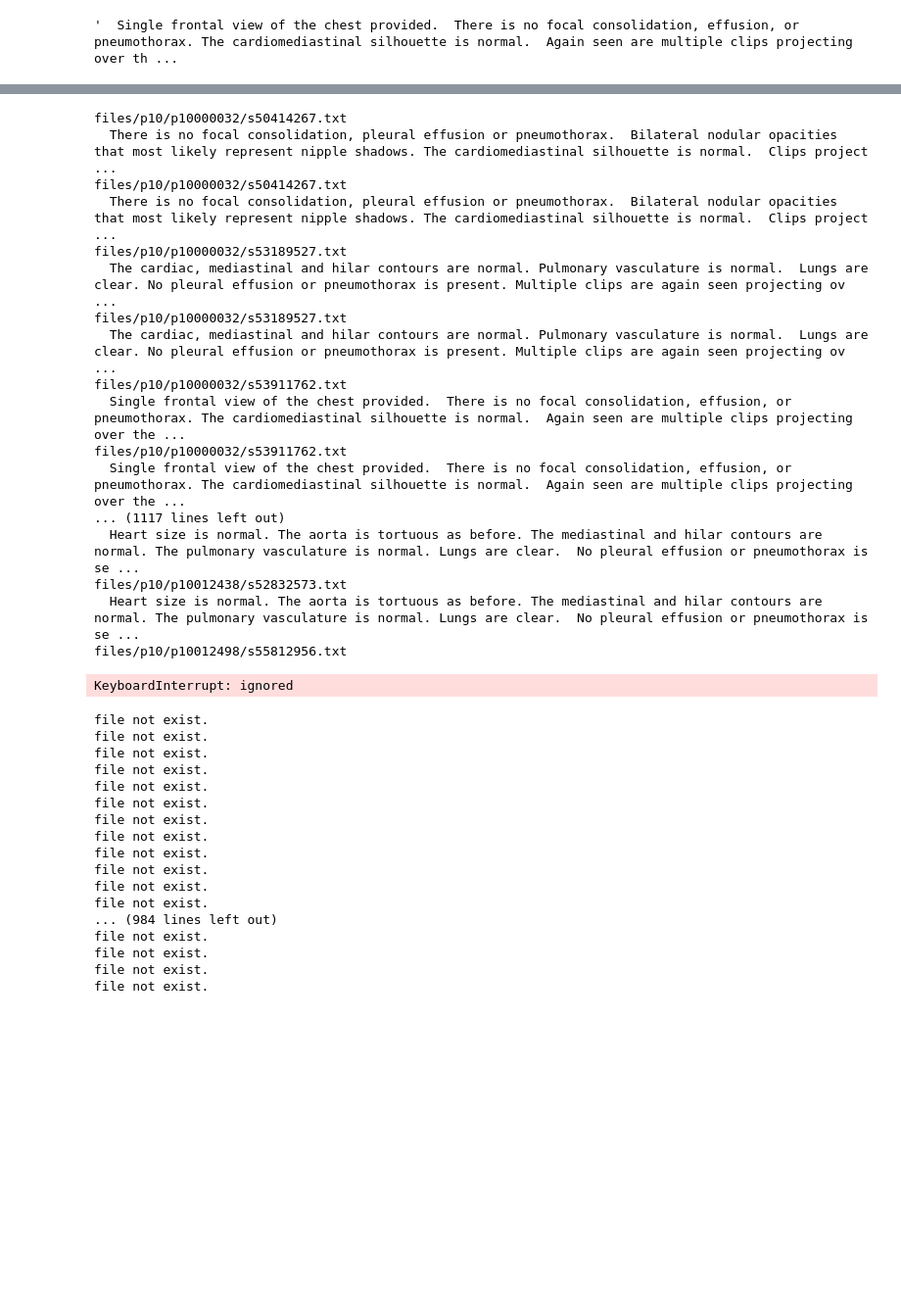
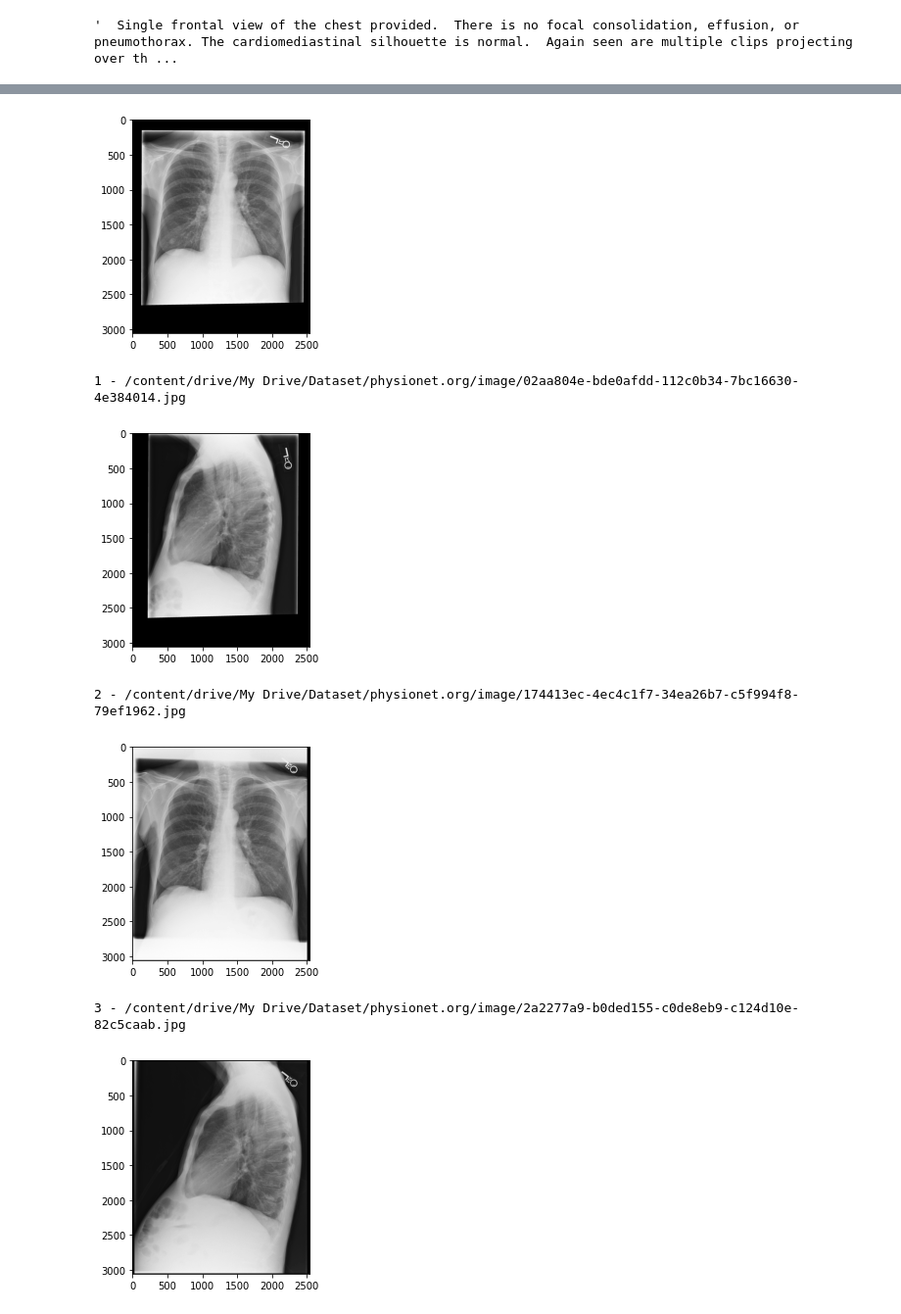
Before and after one commit to waittim/ConVIRT-Colab, a Jupyter notebook: mimic_data_prepare.ipynb, the cells around one changed output, grey strips where cells are left out. Shown at 98% size. Drawn from its saved outputs; the diff is of its cells as text; code cells hidden in the pictures; blank space fills up the shorter version.

```diff
--- a/mimic_data_prepare.ipynb
+++ b/mimic_data_prepare.ipynb
@@ -24,8 +21,8 @@ os.chdir(cur_path)
 # %% [output]
 /content/drive/MyDrive/Dataset/physionet.org/files/mimic-cxr/2.0.0
 # %%
-cxr_study_list = pd.read_csv('cxr-study-list.csv')
-cxr_record_list = pd.read_csv('cxr-record-list.csv')
+cxr_study_list = pd.read_csv(cur_path+'cxr-study-list.csv')
+cxr_record_list = pd.read_csv(cur_path+'cxr-record-list.csv')
 # %%
 cxr_study_list
 # %% [output]
@@ -119,5 +112,5 @@ content
 # %% [output]
 '  Single frontal view of the chest provided.  There is no focal consolidation, effusion, or pneumothorax. The cardiomediastinal silhouette is normal.  Again seen are multiple clips projecting over th ...
 # %%
-merged_head = merged.head(1000)
-#merged_head['text_content'] = ''
+merged_head = merged.head(5)
+merged_head
@@ -124,74 +124,37 @@ merged_head = merged.head(1000)
-# %%
-for index, row in merged_head.iterrows():
-    text_file = row['path_x']
-    image_raw = row['path_y']
-    print(text_file)
-    content = extract_finding_impression(text_file)
-    print(content)
-    #merged_head.loc[index,'text_content'] = content
-# %% [output]
-files/p10/p10000032/s50414267.txt
-  There is no focal consolidation, pleural effusion or pneumothorax.  Bilateral nodular opacities that most likely represent nipple shadows. The cardiomediastinal silhouette is normal.  Clips project  ...
-files/p10/p10000032/s50414267.txt
-  There is no focal consolidation, pleural effusion or pneumothorax.  Bilateral nodular opacities that most likely represent nipple shadows. The cardiomediastinal silhouette is normal.  Clips project  ...
-files/p10/p10000032/s53189527.txt
-  The cardiac, mediastinal and hilar contours are normal. Pulmonary vasculature is normal.  Lungs are clear. No pleural effusion or pneumothorax is present. Multiple clips are again seen projecting ov ...
-files/p10/p10000032/s53189527.txt
-  The cardiac, mediastinal and hilar contours are normal. Pulmonary vasculature is normal.  Lungs are clear. No pleural effusion or pneumothorax is present. Multiple clips are again seen projecting ov ...
-files/p10/p10000032/s53911762.txt
-  Single frontal view of the chest provided.  There is no focal consolidation, effusion, or pneumothorax. The cardiomediastinal silhouette is normal.  Again seen are multiple clips projecting over the ...
-files/p10/p10000032/s53911762.txt
-  Single frontal view of the chest provided.  There is no focal consolidation, effusion, or pneumothorax. The cardiomediastinal silhouette is normal.  Again seen are multiple clips projecting over the ...
-... (1117 lines left out)
-  Heart size is normal. The aorta is tortuous as before. The mediastinal and hilar contours are normal. The pulmonary vasculature is normal. Lungs are clear.  No pleural effusion or pneumothorax is se ...
-files/p10/p10012438/s52832573.txt
-  Heart size is normal. The aorta is tortuous as before. The mediastinal and hilar contours are normal. The pulmonary vasculature is normal. Lungs are clear.  No pleural effusion or pneumothorax is se ...
-files/p10/p10012498/s55812956.txt
-KeyboardInterrupt: ignored
 # %%
 paired_data = pd.DataFrame(columns=['image_path', 'text_content'])
 sample_count = 0
 
 for index, row in merged_head.iterrows():
     image_raw = row['path_y']
     text_file = row['path_x']
 
     if (not os.path.exists(image_raw)) or (not os.path.exists(text_file)):
         print('file not exist.')
         continue
 
     content = extract_finding_impression(text_file)
 
     # merged.loc[index,'text_content'] = content
 
-    image_out_path = 'image/' + image_raw.split('/')[-1].split('.')[0] + '.jpg'
+    image_out_path = '/content/drive/My Drive/Dataset/physionet.org/image/' + image_raw.split('/')[-1].split('.')[0] + '.jpg'
     ds = pydicom.read_file(image_raw)
     img = ds.pixel_array
-    # plt.imshow(img)
-    # plt.show()
-    scipy.misc.imsave(image_out_path,img)
+    plt.imshow(img,  cmap='gray')
+    plt.show()
+    cv2.imwrite(image_out_path,img)
 
-    paired_data.append({'image_path':image_out_path, 'text_content':content},ignore_index=True)
+    paired_data = paired_data.append({'image_path':image_out_path, 'text_content':content},ignore_index=True)
 
     sample_count += 1
     if sample_count > 10000:
         break
     print(str(sample_count)+' - '+image_out_path)
 # %% [output]
+[figure, added]
-file not exist.
-file not exist.
-file not exist.
-file not exist.
-file not exist.
-file not exist.
-file not exist.
-file not exist.
-file not exist.
-file not exist.
-file not exist.
-file not exist.
-... (984 lines left out)
-file not exist.
-file not exist.
-file not exist.
-file not exist.
+1 - /content/drive/My Drive/Dataset/physionet.org/image/02aa804e-bde0afdd-112c0b34-7bc16630-4e384014.jpg
+[figure, added]
+2 - /content/drive/My Drive/Dataset/physionet.org/image/174413ec-4ec4c1f7-34ea26b7-c5f994f8-79ef1962.jpg
+[figure, added]
+3 - /content/drive/My Drive/Dataset/physionet.org/image/2a2277a9-b0ded155-c0de8eb9-c124d10e-82c5caab.jpg
+[figure, added]
```
Also changed, not shown: parts of 9 cells of this notebook.
